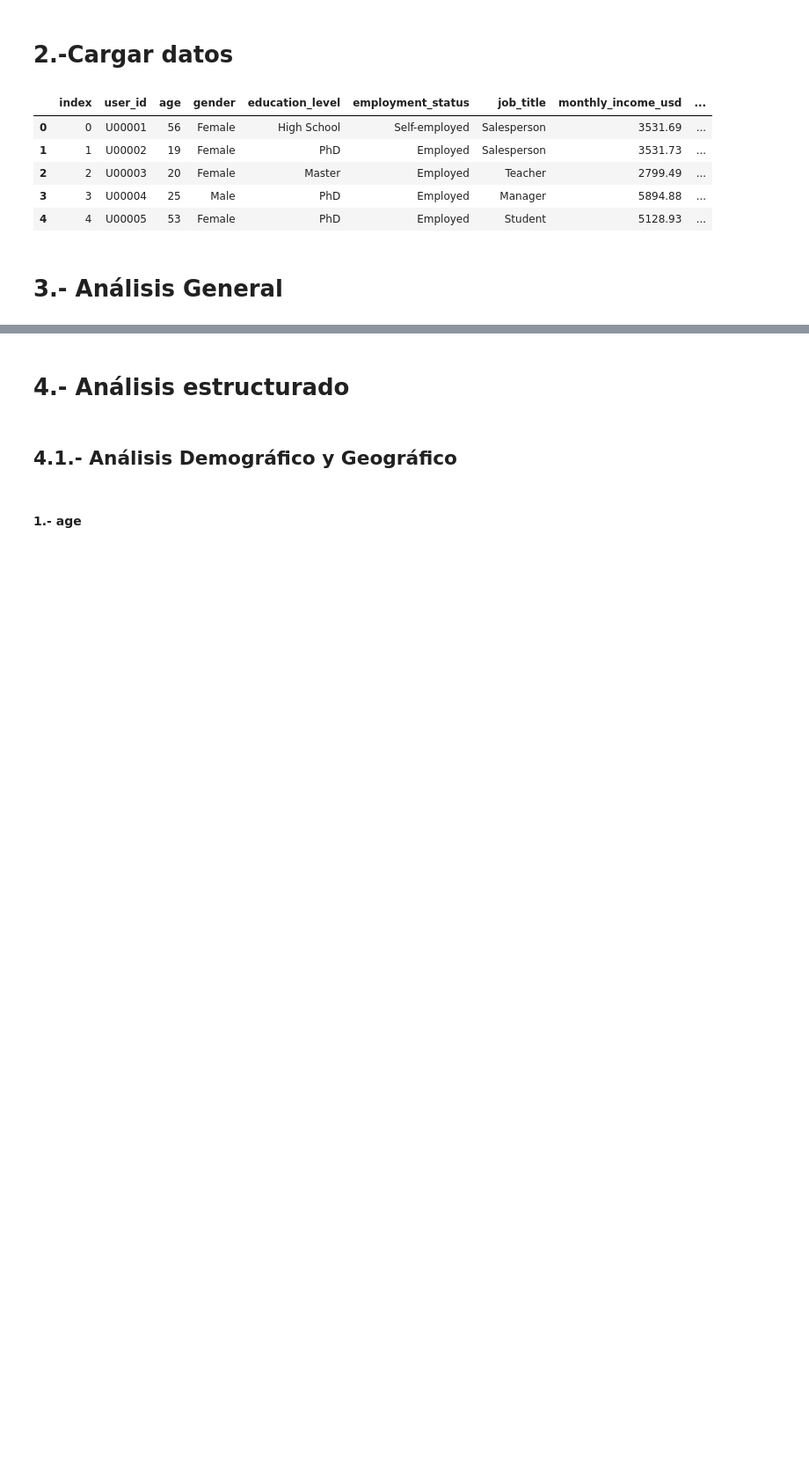
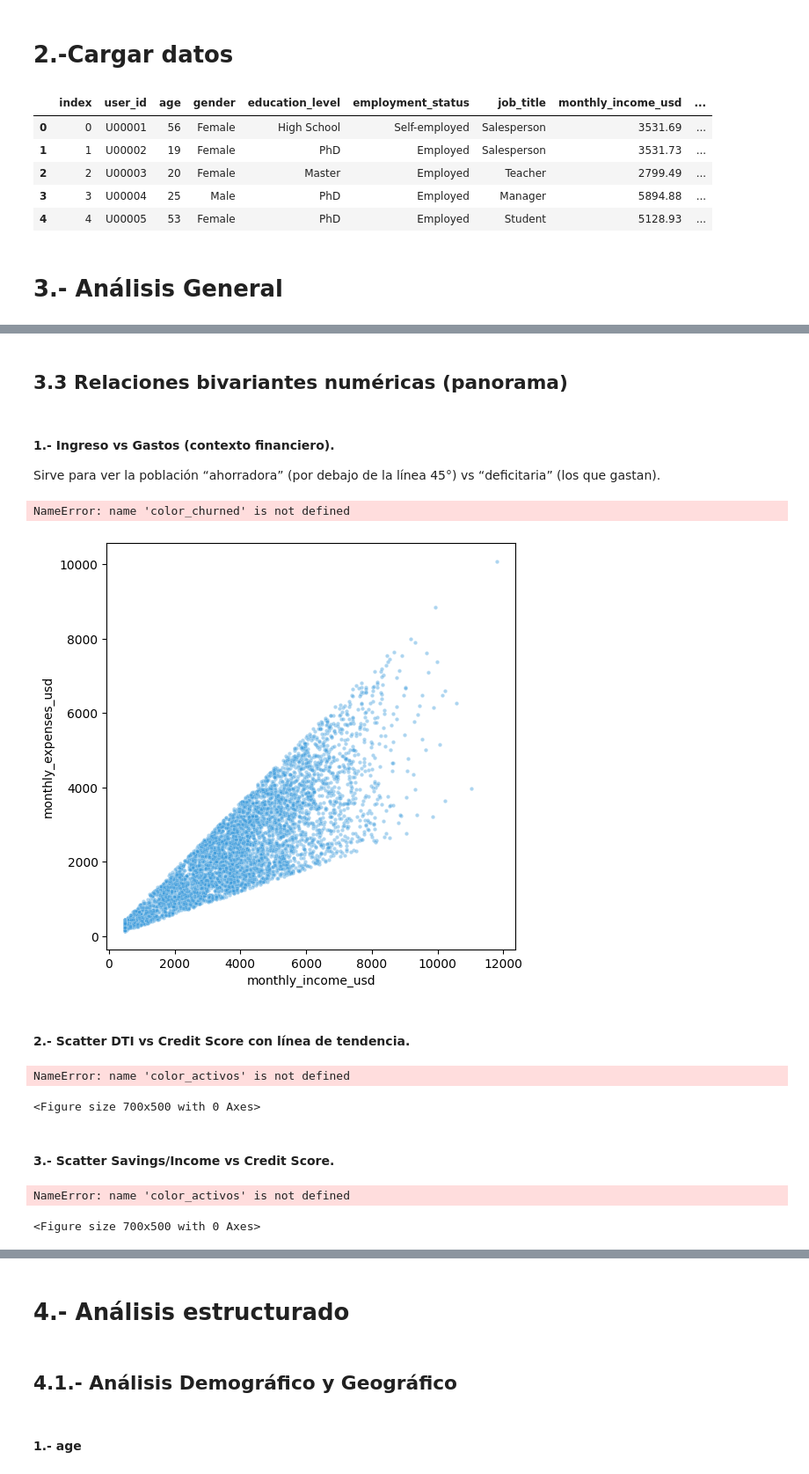
Before and after one commit to RogerFernando98/Big-4-Financial-Risk-Insights-2020-2025-, a Jupyter notebook: notebooks/3_eda.ipynb, the cells around one changed output, grey strips where cells are left out. Shown at 88% size. Drawn from its saved outputs; the diff is of its cells as text; code cells hidden in the pictures; blank space fills up the shorter version.

```diff
--- a/notebooks/3_eda.ipynb
+++ b/notebooks/3_eda.ipynb
@@ -97,0 +176,39 @@ df.head()
+# %% [markdown]
+## 3.3 Relaciones bivariantes numéricas (panorama)
+# %% [markdown]
+#### 1.- **Ingreso vs Gastos** (contexto financiero).
+Sirve para ver la población “ahorradora” (por debajo de la línea 45°) vs “deficitaria” (los que gastan).
+# %%
+plt.figure(figsize=(6,6))
+sns.scatterplot(data=df.sample(min(len(df), 5000), random_state=42),
+                x="monthly_income_usd", y="monthly_expenses_usd", s=10, alpha=.4, color=color_total)
+lim = max(df["monthly_income_usd"].quantile(.99), df["monthly_expenses_usd"].quantile(.99))
+plt.plot([0,lim],[0,lim], color=color_churned, lw=1.5)  # línea y=x
+plt.title("Income vs Expenses (muestra)"); plt.tight_layout(); plt.show()
+# %% [output]
+NameError: name 'color_churned' is not defined
+[figure, added]
+# %% [markdown]
+#### 2.- **Scatter DTI vs Credit Score** con línea de tendencia.
+# %%
+plt.figure(figsize=(7,5))
+sns.regplot(data=df.sample(min(len(df), 8000), random_state=42),
+            x="debt_to_income_ratio", y="credit_score",
+            scatter_kws=dict(s=10, alpha=.3, color=color_total),
+            line_kws=dict(color=color_activos))
+plt.title("Relación DTI vs Credit Score"); plt.tight_layout(); plt.show()
+# %% [output]
+NameError: name 'color_activos' is not defined
+<Figure size 700x500 with 0 Axes>
+# %% [markdown]
+#### 3.- **Scatter Savings/Income vs Credit Score.**
+# %%
+plt.figure(figsize=(7,5))
+sns.regplot(data=df.sample(min(len(df), 8000), random_state=42),
+            x="savings_to_income_ratio", y="credit_score",
+            scatter_kws=dict(s=10, alpha=.3, color=color_total),
+            line_kws=dict(color=color_activos))
+plt.title("Savings/Income vs Credit Score"); plt.tight_layout(); plt.show()
+# %% [output]
+NameError: name 'color_activos' is not defined
+<Figure size 700x500 with 0 Axes>
```
Also changed, not shown: parts of 22 cells of this notebook.
